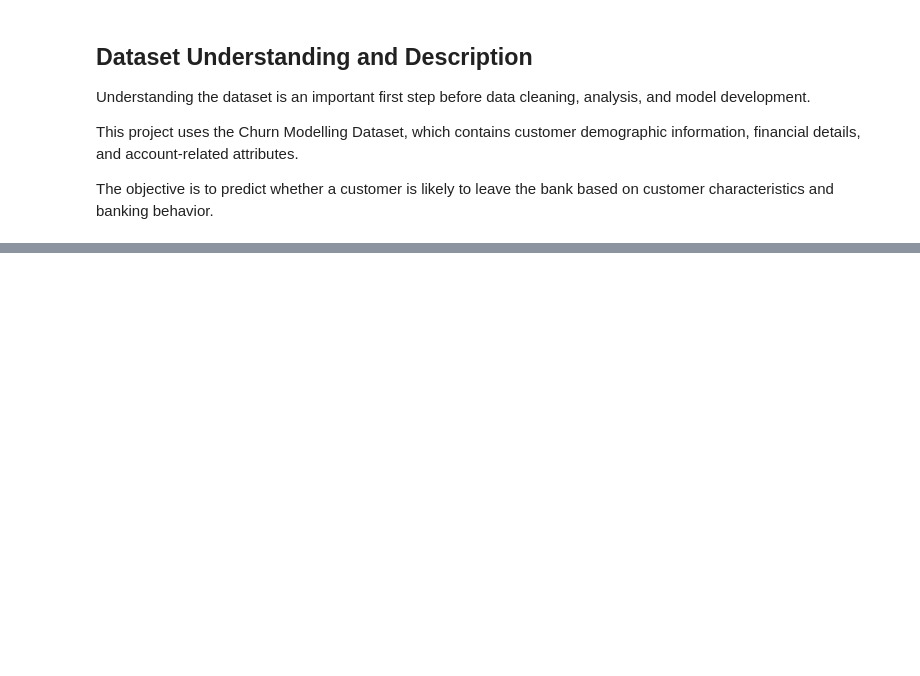
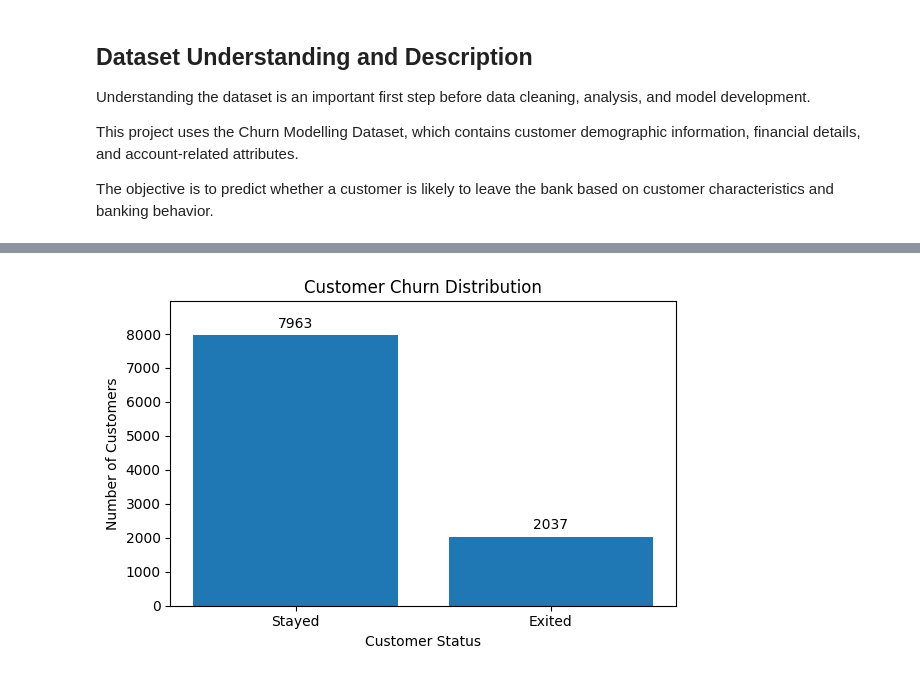
Before and after one commit to huzaifawaheed2/DevelopersHub-Corporation-Internship, a Jupyter notebook: Project-03-Customer-Churn-Prediction/notebooks/customer_churn_prediction.ipynb, the cells around one changed output, grey strips where cells are left out. Cells and saved outputs as stored; diff of their text form; code cells hidden in the pictures; blank space fills up the shorter version.

```diff
--- a/Project-03-Customer-Churn-Prediction/notebooks/customer_churn_prediction.ipynb
+++ b/Project-03-Customer-Churn-Prediction/notebooks/customer_churn_prediction.ipynb
@@ -83,0 +365,9 @@ The objective is to predict whether a customer is likely to leave the bank based
+# %%
+# Apply One-Hot Encoding to Geography
+
+df_clean = pd.get_dummies(
+    df_clean,
+    columns=["Geography"],
+    drop_first=True,
+    dtype=int
+)
@@ -83,0 +418,7 @@ The objective is to predict whether a customer is likely to leave the bank based
+# %%
+# Remove unnecessary features
+
+df_clean = df_clean.drop(
+    ["RowNumber", "CustomerId", "Surname"],
+    axis=1
+)
@@ -83,0 +587,36 @@ The objective is to predict whether a customer is likely to leave the bank based
+# %%
+# Calculate churn distribution
+
+churn_counts = df_clean["Exited"].value_counts()
+
+# Create bar chart
+
+plt.figure(figsize=(6,4))
+
+bars = plt.bar(
+    ["Stayed", "Exited"],
+    [
+        churn_counts[0],
+        churn_counts[1]
+    ]
+)
+
+# Add data labels
+
+plt.bar_label(bars, padding=3)
+
+# Add extra space at top
+
+plt.ylim(0, max(churn_counts) + 1000)
+
+plt.title("Customer Churn Distribution")
+plt.xlabel("Customer Status")
+plt.ylabel("Number of Customers")
+
+# Save figure
+
+plt.tight_layout()
+
+plt.show()
+# %% [output]
+[figure, added]
```
Also changed, not shown: parts of 58 cells of this notebook.
